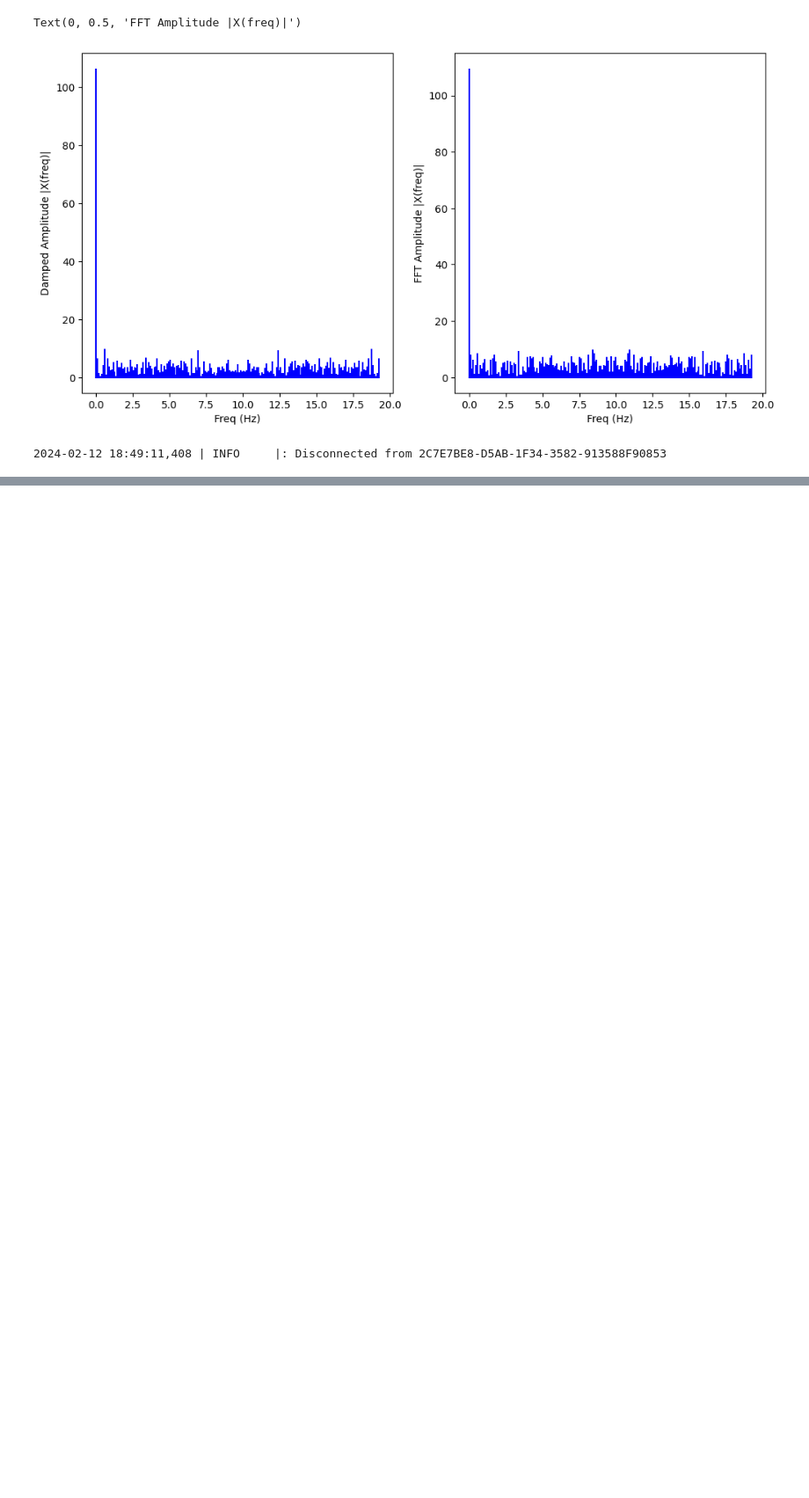
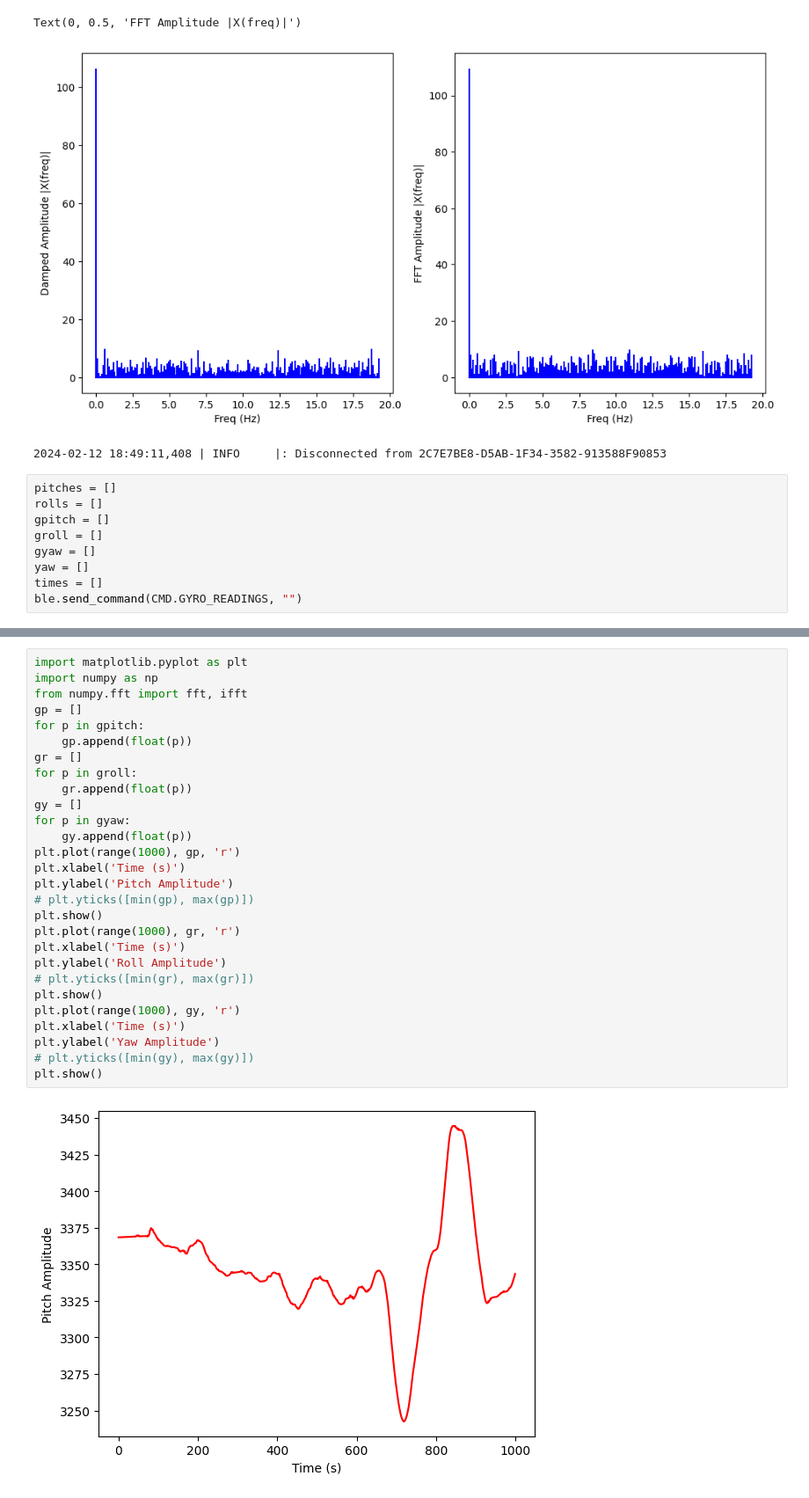
Before and after one commit to NebiyuHiskeal/Fast-Robots, a Jupyter notebook: FastRobots_ble/ble_python/lab2.ipynb, the cells around one changed output, grey strips where cells are left out. Shown at 88% size. Drawn from its saved outputs; the diff is of its cells as text; blank space fills up the shorter version.

```diff
--- a/FastRobots_ble/ble_python/lab2.ipynb
+++ b/FastRobots_ble/ble_python/lab2.ipynb
@@ -454,3 +636,12 @@ plt.ylabel('FFT Amplitude |X(freq)|')
 Text(0, 0.5, 'FFT Amplitude |X(freq)|')
 [figure]
 2024-02-12 18:49:11,408 | INFO     |: Disconnected from 2C7E7BE8-D5AB-1F34-3582-913588F90853
+# %%
+pitches = []
+rolls = []
+gpitch = []
+groll = []
+gyaw = []
+yaw = []
+times = []
+ble.send_command(CMD.GYRO_READINGS, "")
@@ -456,0 +674,30 @@ Text(0, 0.5, 'FFT Amplitude |X(freq)|')
+# %%
+import matplotlib.pyplot as plt
+import numpy as np
+from numpy.fft import fft, ifft
+gp = []
+for p in gpitch:
+    gp.append(float(p))
+gr = []
+for p in groll:
+    gr.append(float(p))
+gy = []
+for p in gyaw:
+    gy.append(float(p))
+plt.plot(range(1000), gp, 'r')
+plt.xlabel('Time (s)')
+plt.ylabel('Pitch Amplitude')
+# plt.yticks([min(gp), max(gp)])
+plt.show()
+plt.plot(range(1000), gr, 'r')
+plt.xlabel('Time (s)')
+plt.ylabel('Roll Amplitude')
+# plt.yticks([min(gr), max(gr)])
+plt.show()
+plt.plot(range(1000), gy, 'r')
+plt.xlabel('Time (s)')
+plt.ylabel('Yaw Amplitude')
+# plt.yticks([min(gy), max(gy)])
+plt.show()
+# %% [output]
+[figure, added]
```
Also changed, not shown: parts of 23 cells of this notebook, 11 other files.
